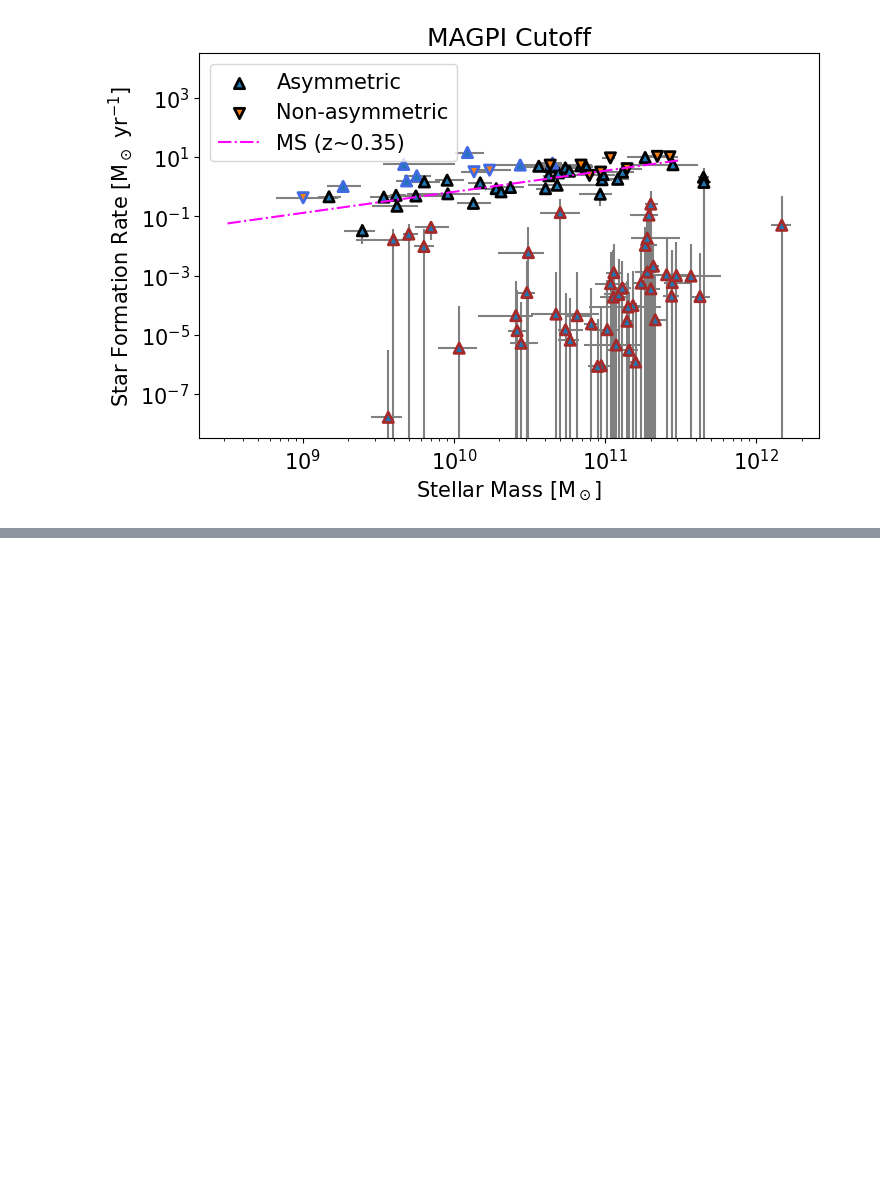
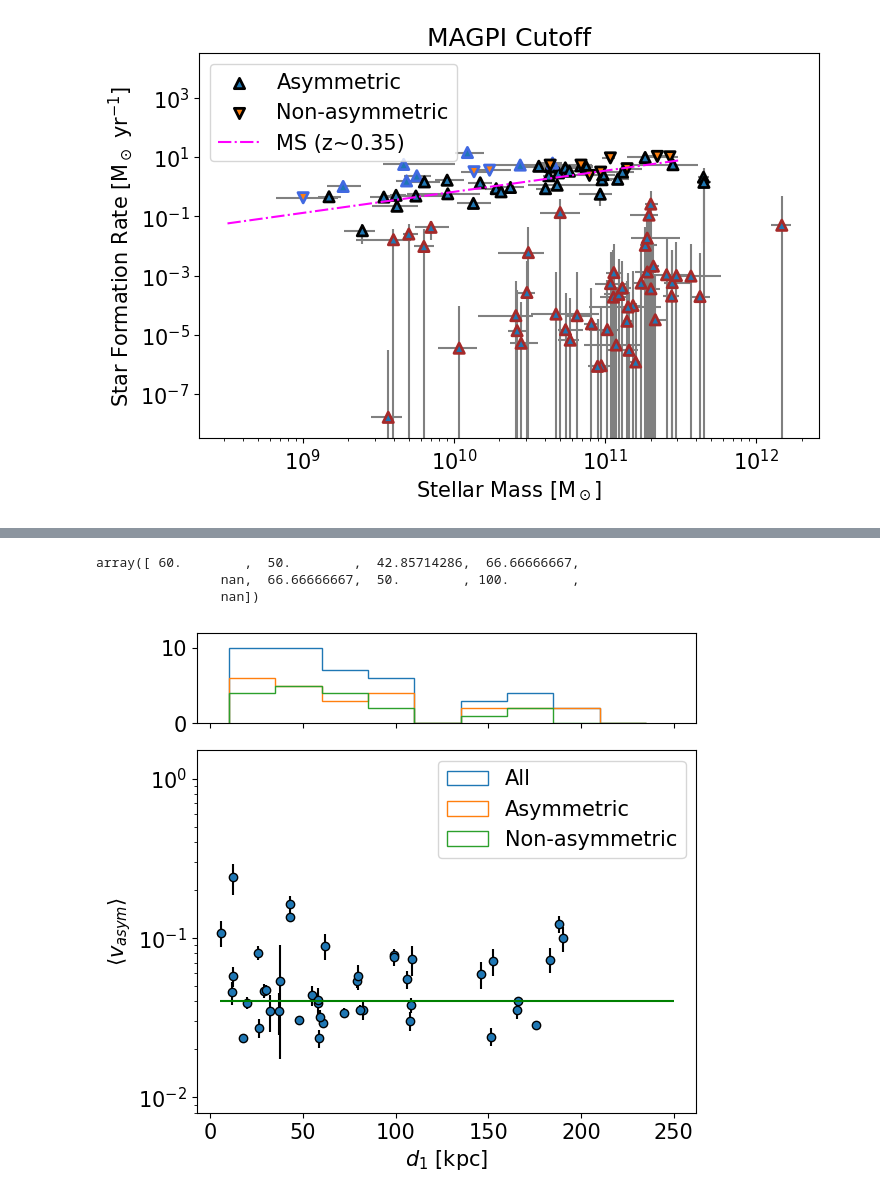
Before and after one commit to r-bagge/MAGPI_kinematics, a Jupyter notebook: plots.ipynb, the cells around one changed output, grey strips where cells are left out. Drawn from its saved outputs; the diff is of its cells as text; code cells hidden in the pictures; blank space fills up the shorter version.

```diff
--- a/plots.ipynb
+++ b/plots.ipynb
@@ -478,0 +428,6 @@ plt.hist(np.log10(srad/srot))
+# %%
+(asym/all)*100
+# %% [output]
+array([ 60.        ,  50.        ,  42.85714286,  66.66666667,
+                nan,  66.66666667,  50.        , 100.        ,
+                nan])
@@ -478,0 +455,27 @@ plt.hist(np.log10(srad/srot))
+# %%
+fig = plt.figure(figsize=(8, 6))
+# Add a gridspec with two rows and two columns and a ratio of 1 to 4 between
+# the size of the marginal axes and the main axes in both directions.
+# Also adjust the subplot parameters for a square plot.
+gs = fig.add_gridspec(2, 2, width_ratios=(4, 1), height_ratios=(1, 4),
+                      left=0.1, right=0.9, bottom=0.1, top=0.9,
+                      wspace=0.05, hspace=0.12)
+ax = fig.add_subplot(gs[1, 0])
+ax_histx = fig.add_subplot(gs[0, 0], sharex=ax)
+ax_histx.tick_params(axis="x", labelbottom=False)
+ax_histx.hist(d1,histtype="step",label='All',bins=np.arange(10,260,25))
+ax_histx.hist(d1[np.array(sample['v_asym_tot']>0.04)],histtype="step",label='Asymmetric',bins=np.arange(10,260,25))
+ax_histx.hist(d1[np.array(sample['v_asym_tot']<0.04)],histtype="step",label="Non-asymmetric",bins=np.arange(10,260,25))
+ax_histx.legend()
+ax.scatter(d1,sample["v_asym_tot"].to_numpy(),ec="k",zorder=2)
+ax.errorbar(d1,sample["v_asym_tot"].to_numpy(),fmt=".k",yerr=sample["v_asym_tot_err"],zorder=1)
+ax.hlines(0.04,xmin=5,xmax=250,colors="green")
+ax.set_ylabel(r"$\langle v_{asym} \rangle$")
+ax.set_xlabel(r"$d_1$ [kpc]")
+ax.set_yscale("log")
+ax_histx.set_ylim(0,12)
+ax_histx.legend(bbox_to_anchor=(0.999,-0.3))
+ax.set_ylim(0.008,1.5)
+plt.savefig("plots/paper1/vasym_d1_hist.pdf",bbox_inches="tight")
+# %% [output]
+[figure, added]
```
Also changed, not shown: parts of 31 cells of this notebook, 1 other file.
